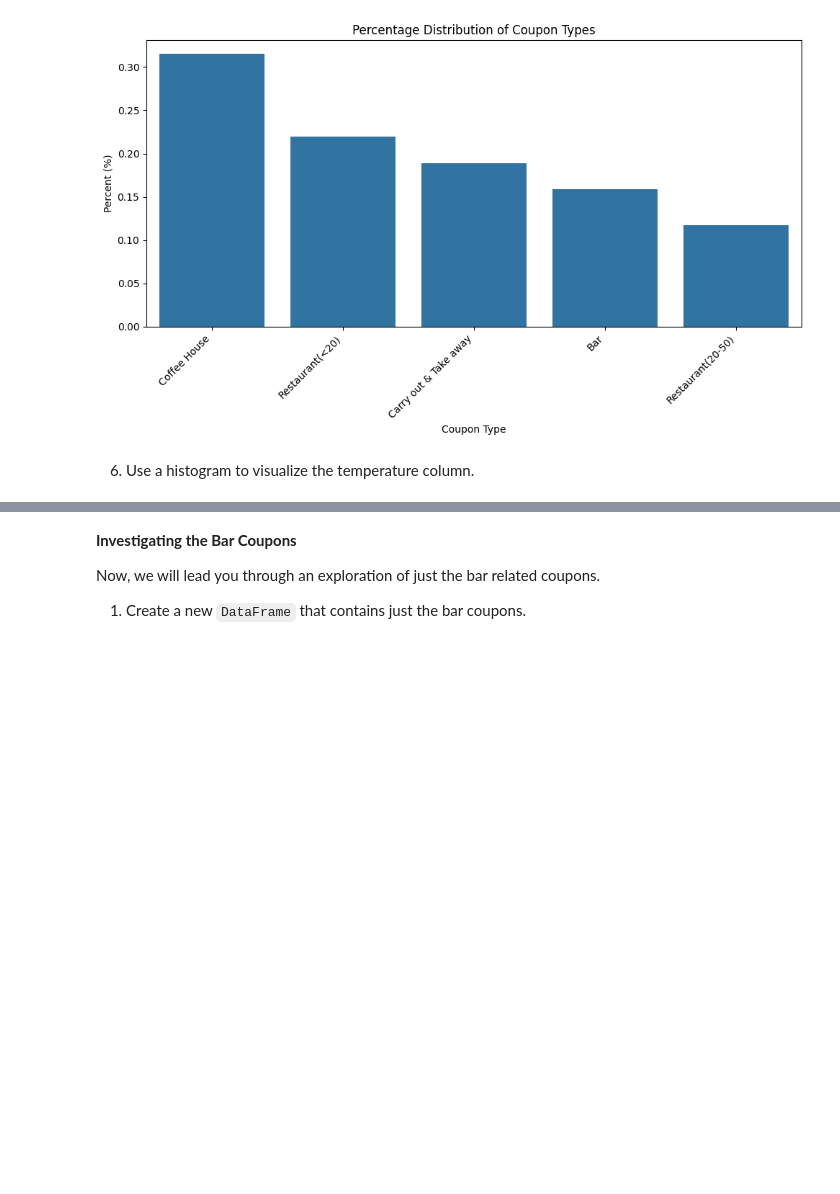
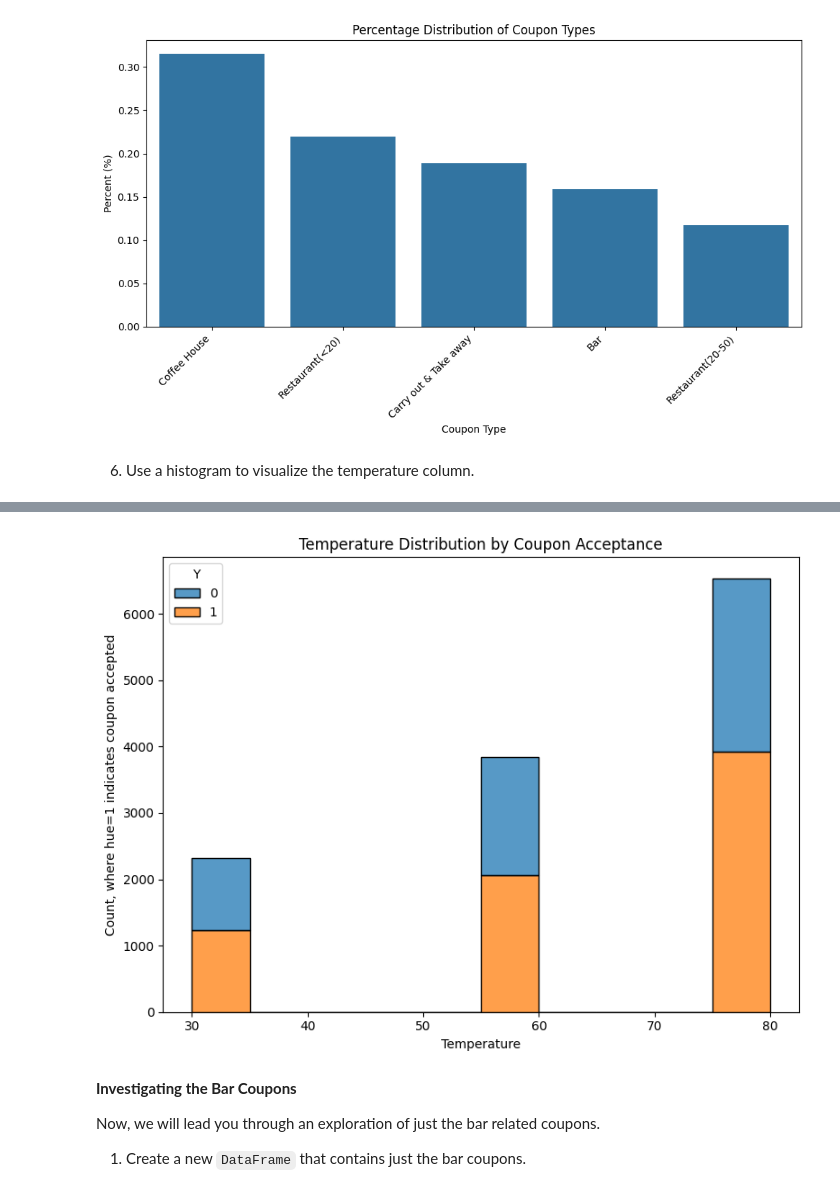
Before and after one commit to mateovargas/coupon-acceptance, a Jupyter notebook: prompt.ipynb, the cells around one changed output, grey strips where cells are left out. Drawn from its saved outputs; the diff is of its cells as text; code cells hidden in the pictures; blank space fills up the shorter version.

```diff
--- a/prompt.ipynb
+++ b/prompt.ipynb
@@ -248,3 +266,21 @@ plt.show()
+# %%
+plt.figure(figsize=(8, 6))
+sns.histplot(
+    data=data,
+    x="temperature",
+    hue="Y",
+    bins=10,
+    multiple="stack"
+)
+
+plt.title("Temperature Distribution by Coupon Acceptance")
+plt.xlabel("Temperature")
+plt.ylabel("Count, where hue=1 indicates coupon accepted")
+plt.tight_layout()
+plt.savefig("visualizations/temperature_distribution_by_coupon_acceptance.png")
+plt.show()
+# %% [output]
+[figure, added]
 # %% [markdown]
 **Investigating the Bar Coupons**
 
```
Also changed, not shown: parts of 6 cells of this notebook.
